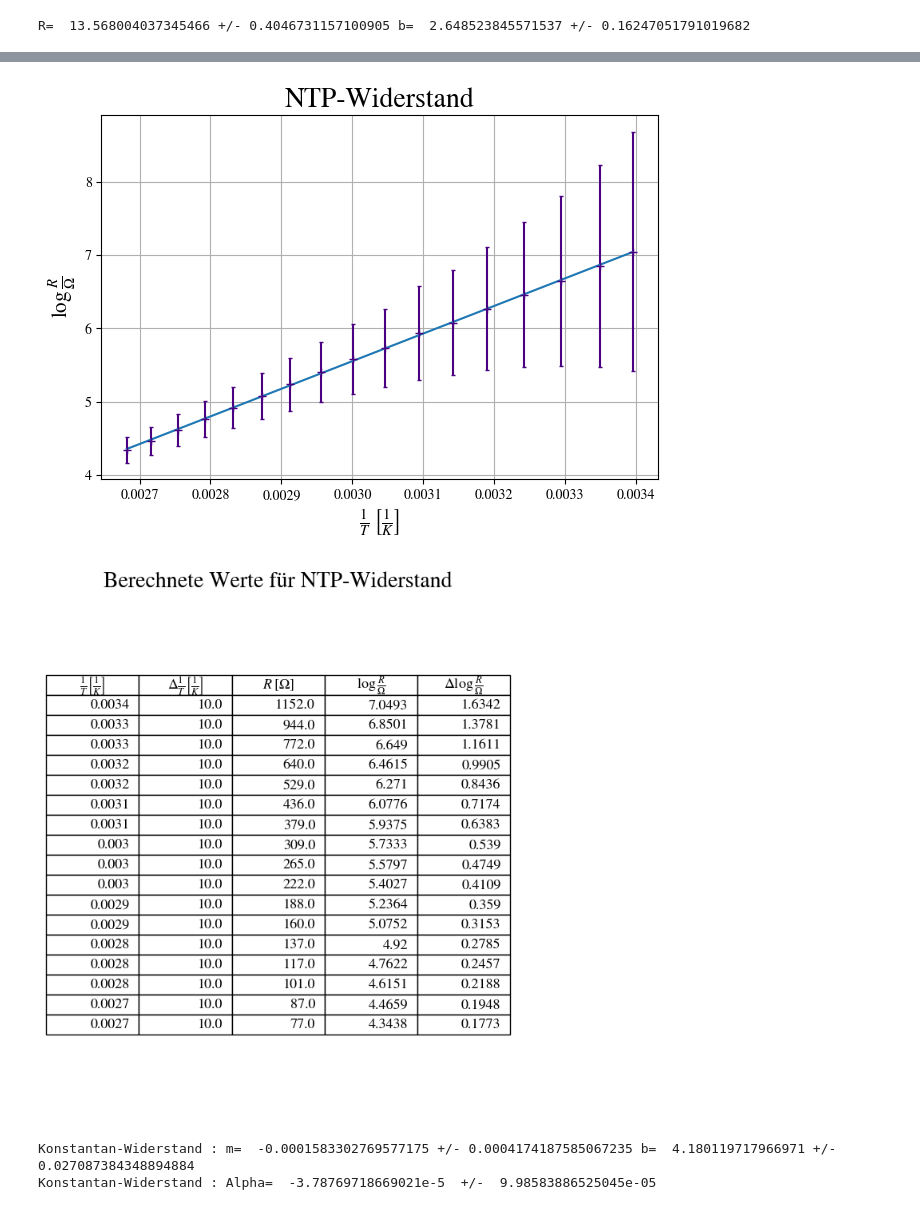
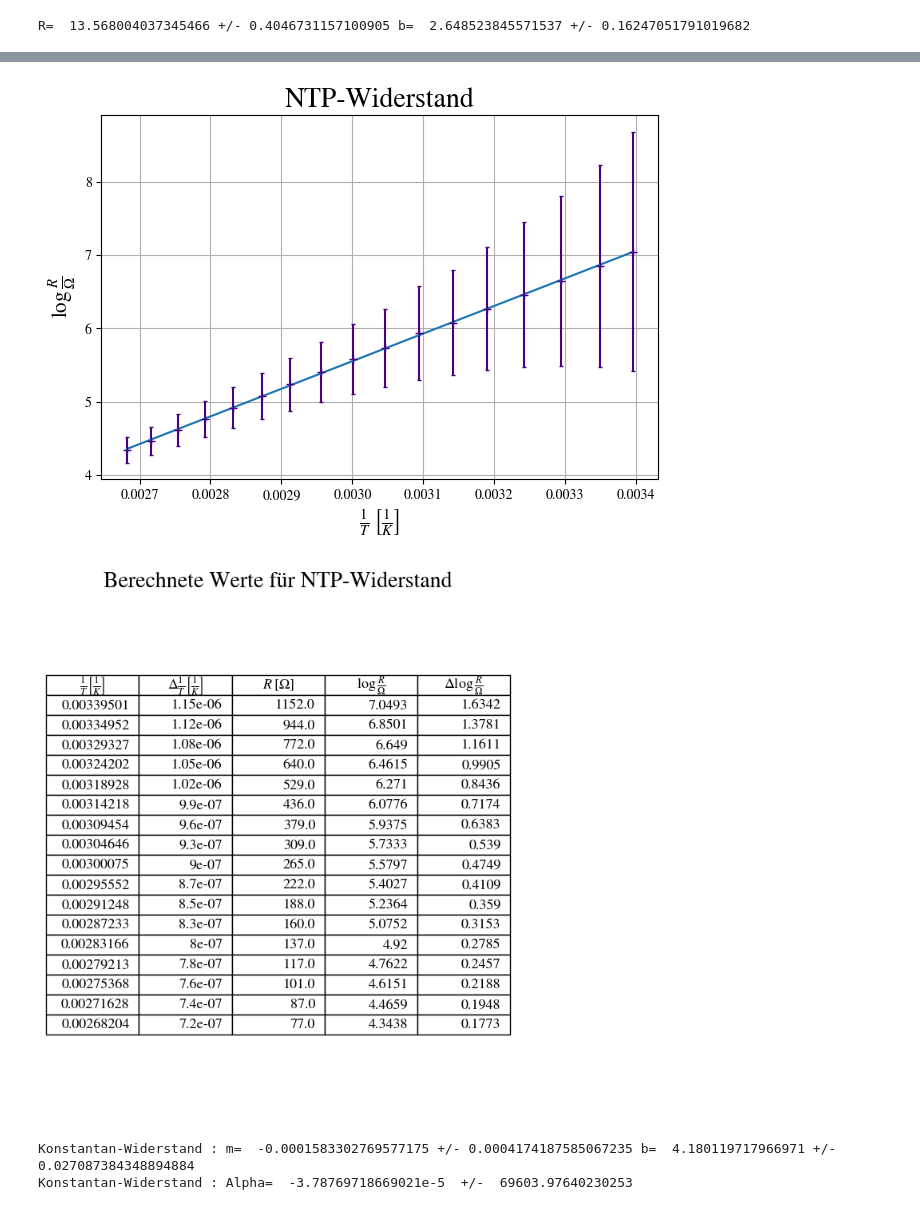
Before and after one commit to vschnizler/physikcode, a Jupyter notebook: P2/232/232.ipynb, the cells around one changed output, grey strips where cells are left out. Cells and saved outputs as stored; diff of their text form; code cells hidden in the pictures.

```diff
--- a/P2/232/232.ipynb
+++ b/P2/232/232.ipynb
@@ -315,7 +315,7 @@ def lm():
     R_trans = np.log(R_array[index])
     T_trans = 1/T
     R_err_trans = R_errs[index] / (R_trans)
-    T_err_trans = 1/T_err
+    T_err_trans = T_err/(T**2)
 
     m, b = np.polyfit(T_trans, R_trans, 1)
 
@@ -333,7 +333,7 @@ def lm():
     plt.savefig("Figures/232l" + names[index] + ".pdf",  format="pdf", dpi=600)
     plt.show()
 
-    tabledata = [np.round(T_trans, 4), np.round(T_err_trans, 4), np.round(R_array[index], 4), np.round(R_trans, 4), np.round(R_err_trans, 4)]
+    tabledata = [np.round(T_trans, 8), np.round(T_err_trans, 8), np.round(R_array[index], 4), np.round(R_trans, 4), np.round(R_err_trans, 4)]
     col_names = [r"$\frac{1}{T} \left[ \frac{1}{K} \right]$", r"$ \Delta \frac{1}{T} \left[ \frac{1}{K} \right]$", r'$R \: \left[ \Omega \right]$', r'$\log{\frac{R}{\Omega}}$', r'$\Delta \log{\frac{R}{\Omega}}$']
 
     plot_table(tabledata, col_names, "Figures/" + names[index] + "table.pdf", "Berechnete Werte für " + names[index])
@@ -346,6 +346,7 @@ def lm():
     R_trans = R_array[index]
     T_trans = T - 273.15
     R_err_trans = R_errs[index]
+    T_err_trans = np.full(len(T_trans), 0.1)
 
     m, b = np.polyfit(T_trans, R_trans, 1)
 
@@ -387,6 +388,8 @@ def lm():
     R_trans = np.log(R_array[index])
     T_trans = T - 273.15
     R_err_trans = R_errs[index] / (R_trans)
+    T_err_trans = np.full(len(T_trans), 0.1)
+
 
     plt.errorbar(T_trans, R_trans, marker='+', xerr=T_err, ls=' ', capsize=1.5, ecolor='indigo', color='indigo')
     plt.title(names[index], fontsize=20)
@@ -398,7 +401,7 @@ def lm():
     plt.savefig("Figures/232l" + names[index] + ".pdf",  format="pdf", dpi=600)
     plt.show()
 
-    tabledata = [np.round(T_trans, 4), np.round(R_array[index], 4), np.round(R_trans, 4), np.round(R_err_trans, 4)]
+    tabledata = [np.round(T_trans, 4), np.round(T_err_trans, 4), np.round(R_trans, 4), np.round(R_err_trans, 4)]
     col_names = [r"$T \: \left[ ^{\circ} \text{C} \right]$", r"$ \Delta T \: \left[ ^{\circ} \text{C} \right]$", r'$R \: \left[ \Omega \right]$', r'$\log{\frac{R}{\Omega}}$']
 
     plot_table(tabledata, col_names, "Figures/" + names[index] + "table.pdf", "Berechnete Werte für " + names[index])
@@ -411,6 +414,8 @@ def lm():
     R_trans = R_array[index]
     T_trans = T - 273.15
     R_err_trans = (R_errs[index])
+    T_err_trans = np.full(len(T_trans), 0.1)
+
 
     m, b = np.polyfit(T_trans, R_trans, 1)
 
@@ -508,6 +513,6 @@ R_1=  66.8224299065421  +/-  0.27294960258537865
 NTP-Widerstand : m=  3773.7818545958858 +/- 372.2885292209367 b=  -5.767542757772025 +/- 1.125752588998683
 [figure]
-[figure, old version]
+[figure, new version]
 Konstantan-Widerstand : m=  -0.0001583302769577175 +/- 0.0004174187585067235 b=  4.180119717966971 +/- 0.027087384348894884
-Konstantan-Widerstand : Alpha=  -3.78769718669021e-5  +/-  9.98583886525045e-05
+Konstantan-Widerstand : Alpha=  -3.78769718669021e-5  +/-  69603.97640230253
 [figure]
```
Also changed, not shown: parts of 1 cell of this notebook, 16 other files.
